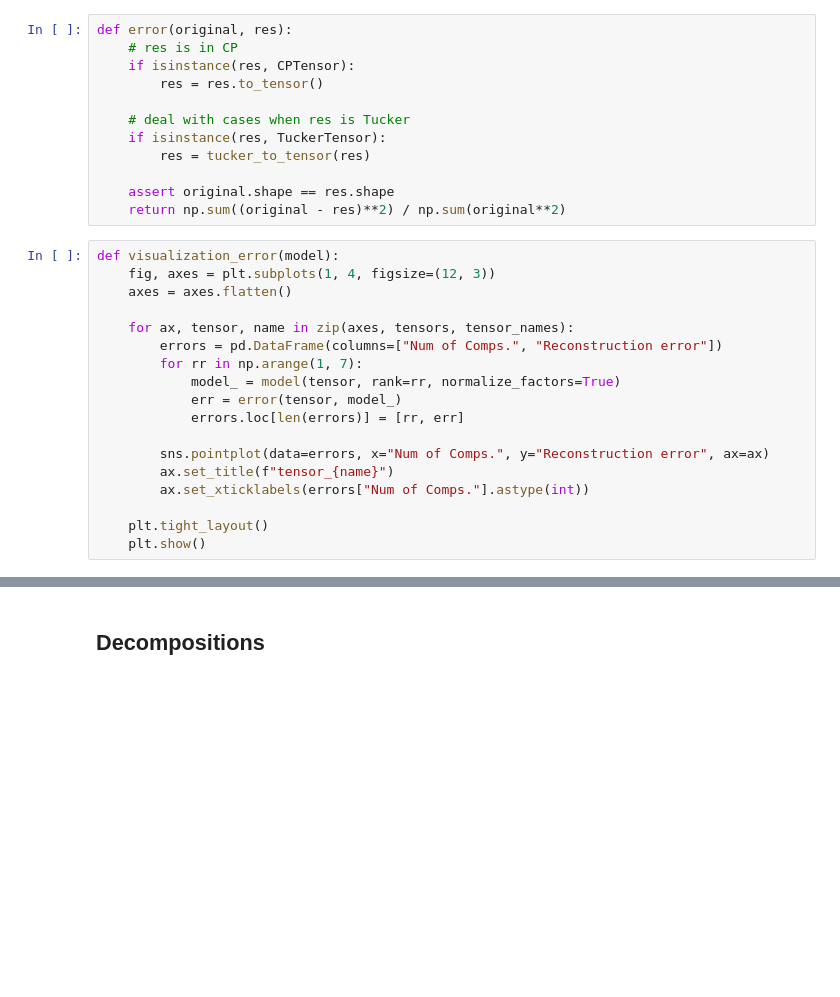
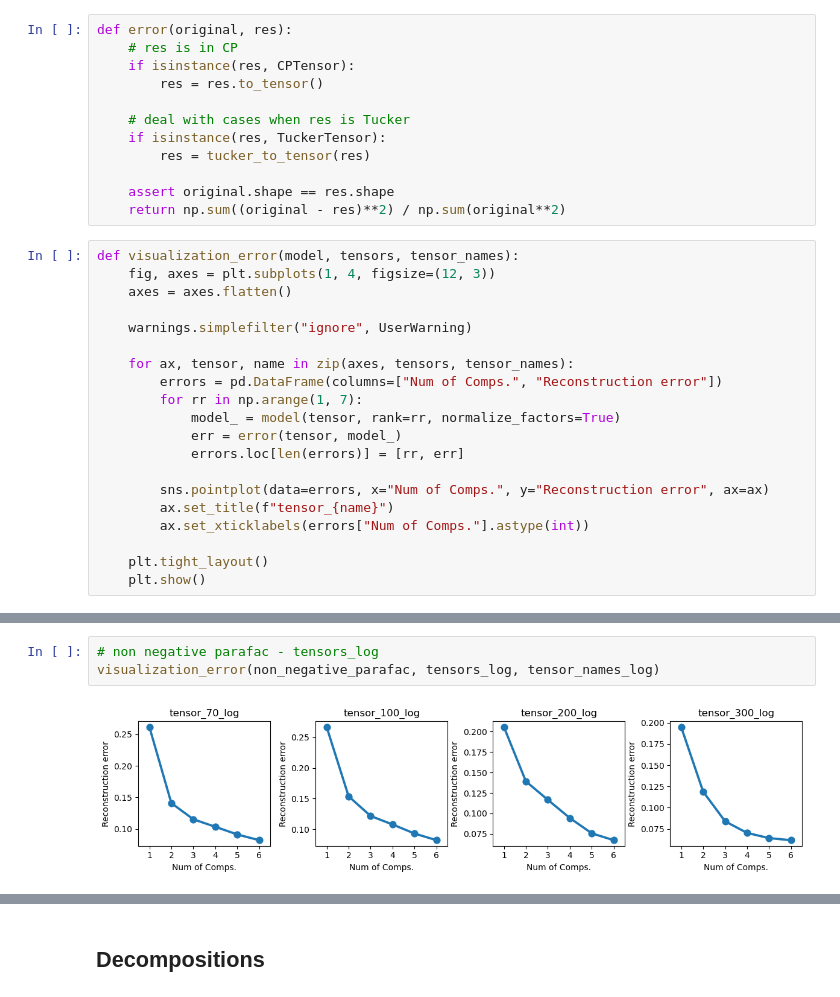
Before and after one commit to pablovadillo/Tensordecomposition, a Jupyter notebook: CP_decomposition.ipynb, the cells around one changed output, grey strips where cells are left out. Saved outputs shown, nothing was run; the diff lists cells and outputs as text; blank space fills up the shorter version.

```diff
--- a/CP_decomposition.ipynb
+++ b/CP_decomposition.ipynb
@@ -80,9 +111,11 @@ def error(original, res):
     assert original.shape == res.shape
     return np.sum((original - res)**2) / np.sum(original**2)
 # %%
-def visualization_error(model):
+def visualization_error(model, tensors, tensor_names):
     fig, axes = plt.subplots(1, 4, figsize=(12, 3))
     axes = axes.flatten()
+
+    warnings.simplefilter("ignore", UserWarning)
 
     for ax, tensor, name in zip(axes, tensors, tensor_names):
         errors = pd.DataFrame(columns=["Num of Comps.", "Reconstruction error"])
@@ -103,2 +136,7 @@ visualization_error(non_negative_parafac)
 # %% [output]
 [figure]
+# %%
+# non negative parafac - tensors_log
+visualization_error(non_negative_parafac, tensors_log, tensor_names_log)
+# %% [output]
+[figure, added]
```
Also changed, not shown: parts of 24 cells of this notebook, 11 other files.
